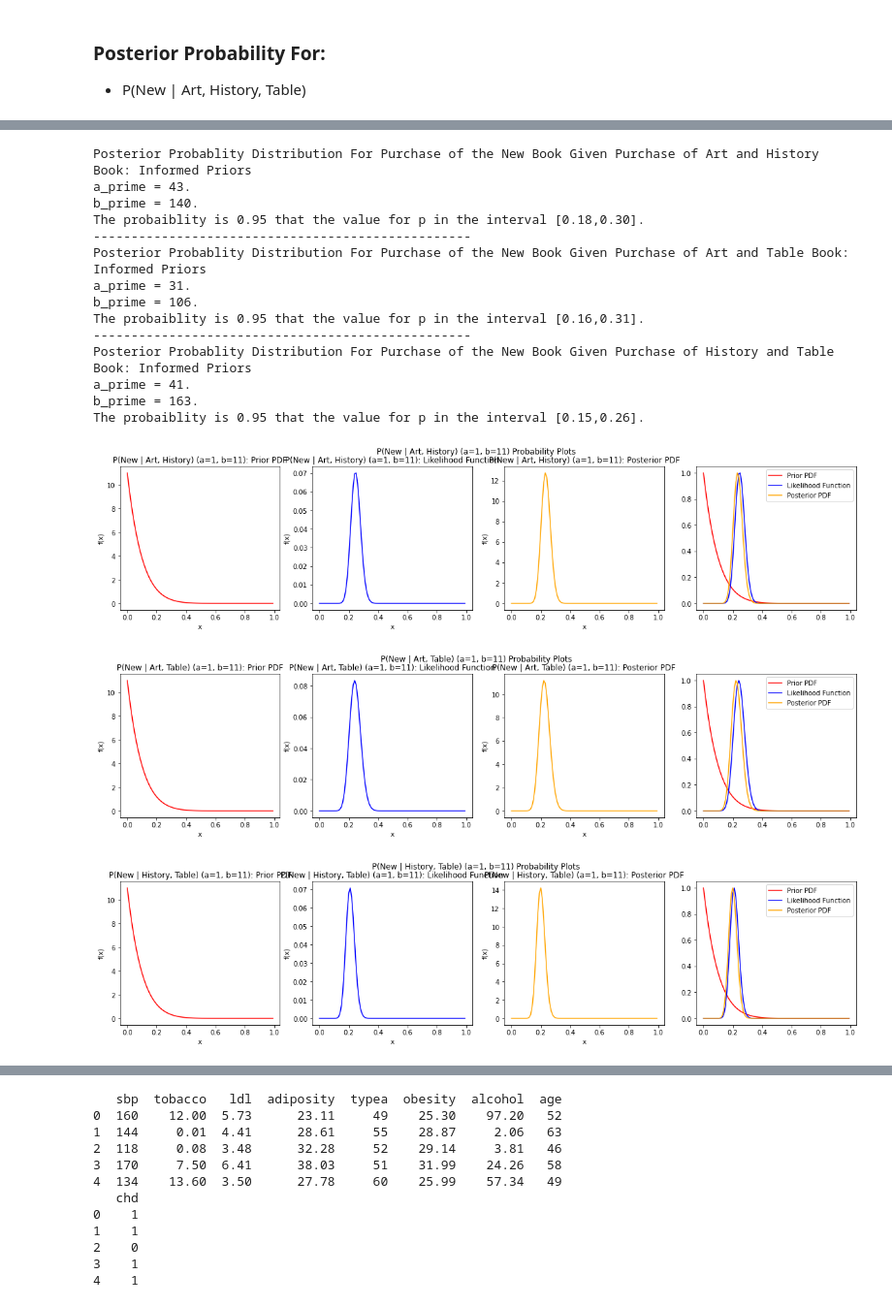
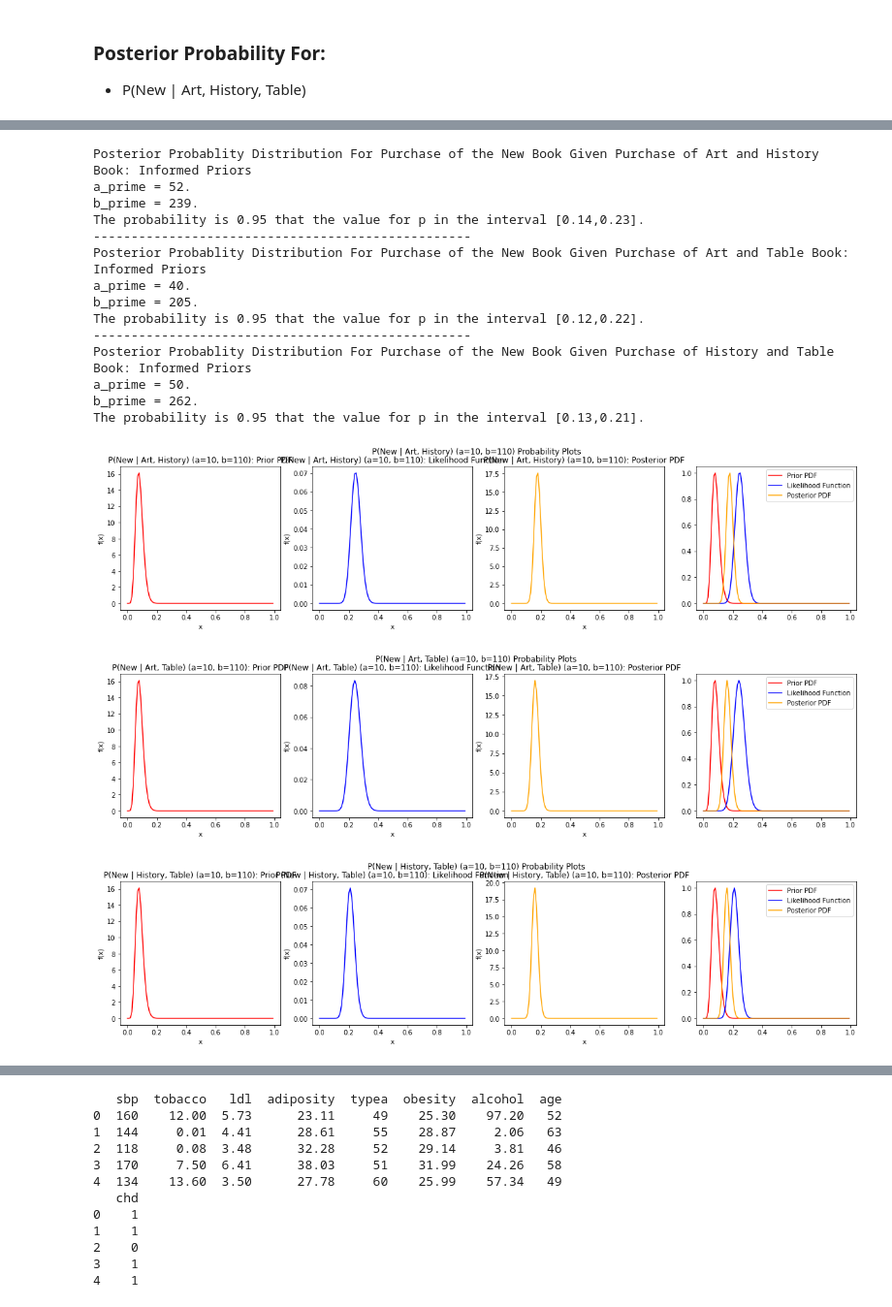
Before and after one commit to hdmcspadden/BayesianML, a Jupyter notebook: Mod2/HW_Mod2_McSpadden_Diana_hdm5s.ipynb, the cells around one changed output, grey strips where cells are left out. Shown at 97% size. Drawn from its saved outputs; the diff is of its cells as text; code cells hidden in the pictures.

```diff
--- a/Mod2/HW_Mod2_McSpadden_Diana_hdm5s.ipynb
+++ b/Mod2/HW_Mod2_McSpadden_Diana_hdm5s.ipynb
@@ -741,13 +735,13 @@ Prior, Likelihood, Posterior = posterior_from_conjugate_prior(
     x=x,
     n=cnt_purchasedAH,
     k=cnt_purchasedAH_New,
-    a=1,
-    b=11)
+    a=10,
+    b=110)
 
 denominator = np.sum(Prior*Likelihood*dx)
 post = Likelihood*Prior / denominator
 printConfidenceInterval(post = post, dx = x[1] - x[0], lb=0.025, ub=0.975)
-printProbPlots(x, Prior, Likelihood, post, "P(New | Art, History) (a=1, b=11)")
+printProbPlots(x, Prior, Likelihood, post, "P(New | Art, History) (a=10, b=110)")
 
 print("-"*50)
 
@@ -757,51 +751,51 @@ x = np.arange(0, 1, 0.01)
 Prior, Likelihood, Posterior = posterior_from_conjugate_prior(
     Likelihood_Dist_Type='Binomial',
     x=x,
     n=cnt_purchasedAT,
     k=cnt_purchasedAT_New,
-    a=1,
-    b=11)
+    a=10,
+    b=110)
 
 denominator = np.sum(Prior*Likelihood*dx)
 post = Likelihood*Prior / denominator
 printConfidenceInterval(post = post, dx = x[1] - x[0], lb=0.025, ub=0.975)
-printProbPlots(x, Prior, Likelihood, post, "P(New | Art, Table) (a=1, b=11)")
+printProbPlots(x, Prior, Likelihood, post, "P(New | Art, Table) (a=10, b=110)")
 
 print("-"*50)
 
 print("Posterior Probablity Distribution For Purchase of the New Book Given Purchase of History and Table Book: Informed Priors")
 
 x = np.arange(0, 1, 0.01)
 Prior, Likelihood, Posterior = posterior_from_conjugate_prior(
     Likelihood_Dist_Type='Binomial',
     x=x,
     n=cnt_purchasedTH,
     k=cnt_purchasedTH_New,
-    a=1,
-    b=11)
+    a=10,
+    b=110)
 
 denominator = np.sum(Prior*Likelihood*dx)
 post = Likelihood*Prior / denominator
 printConfidenceInterval(post = post, dx = x[1] - x[0], lb=0.025, ub=0.975)
-printProbPlots(x, Prior, Likelihood, post, "P(New | History, Table) (a=1, b=11)")
+printProbPlots(x, Prior, Likelihood, post, "P(New | History, Table) (a=10, b=110)")
 # %% [output]
 Posterior Probablity Distribution For Purchase of the New Book Given Purchase of Art and History Book: Informed Priors
-a_prime = 43.
-b_prime = 140.
-The probaiblity is 0.95 that the value for p in the interval [0.18,0.30].
+a_prime = 52.
+b_prime = 239.
+The probability is 0.95 that the value for p in the interval [0.14,0.23].
 --------------------------------------------------
 Posterior Probablity Distribution For Purchase of the New Book Given Purchase of Art and Table Book: Informed Priors
-a_prime = 31.
-b_prime = 106.
-The probaiblity is 0.95 that the value for p in the interval [0.16,0.31].
+a_prime = 40.
+b_prime = 205.
+The probability is 0.95 that the value for p in the interval [0.12,0.22].
 --------------------------------------------------
 Posterior Probablity Distribution For Purchase of the New Book Given Purchase of History and Table Book: Informed Priors
-a_prime = 41.
-b_prime = 163.
-The probaiblity is 0.95 that the value for p in the interval [0.15,0.26].
+a_prime = 50.
+b_prime = 262.
+The probability is 0.95 that the value for p in the interval [0.13,0.21].
-[figure, old version]
+[figure, new version]
-[figure, old version]
+[figure, new version]
-[figure, old version]
+[figure, new version]
 # %%
 print("Posterior Probablity Distribution For Purchase of the New Book Given Purchase of Art, History, and Table Books: Informed Priors")
 x = np.arange(0, 1, 0.01)
```
Also changed, not shown: parts of 25 cells of this notebook, 3 other files.
